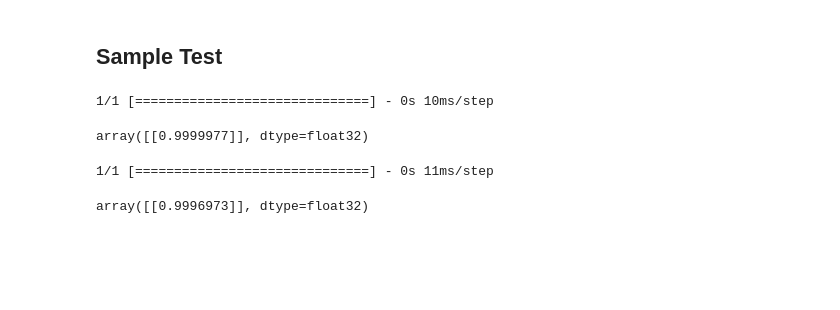
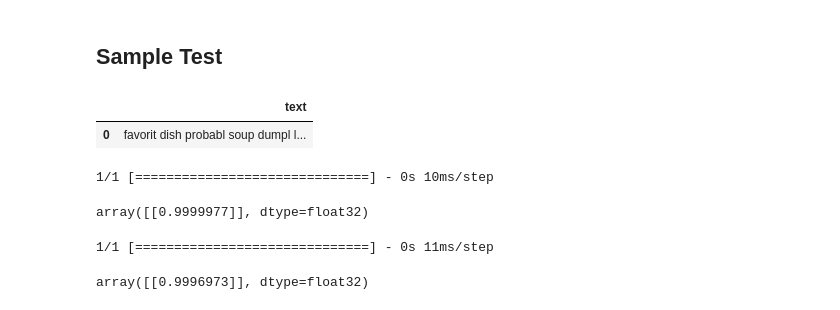
Before and after one commit to 2joonh2/John-Oh, a Jupyter notebook: Term Project.ipynb, the cells around one changed output. Drawn from its saved outputs; the diff is of its cells as text; code cells hidden in the pictures; blank space fills up the shorter version.

```diff
--- a/Term Project.ipynb
+++ b/Term Project.ipynb
@@ -342,5 +331,9 @@ Would definitely go back and try some other dishes in addition to the Jhol Momo'
 # %%
 df=pd.DataFrame({'text':[clean_text(review_sample)]})
+df.head()
+# %% [output]
+|  | text |
+| 0 | favorit dish probabl soup dumpl l... |
 # %%
 model.predict(pad_sequences(tokenizer.texts_to_sequences(df['text']), maxlen=50))
 # %% [output]
```
Also changed, not shown: parts of 3 cells of this notebook.
